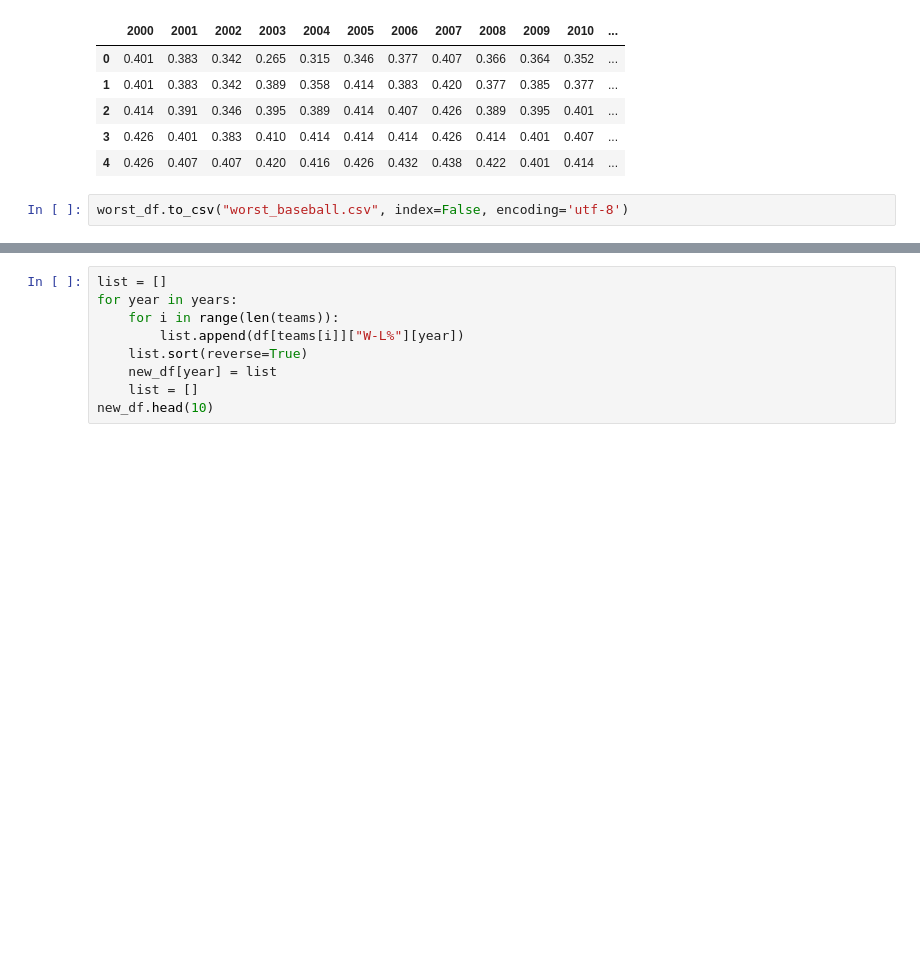
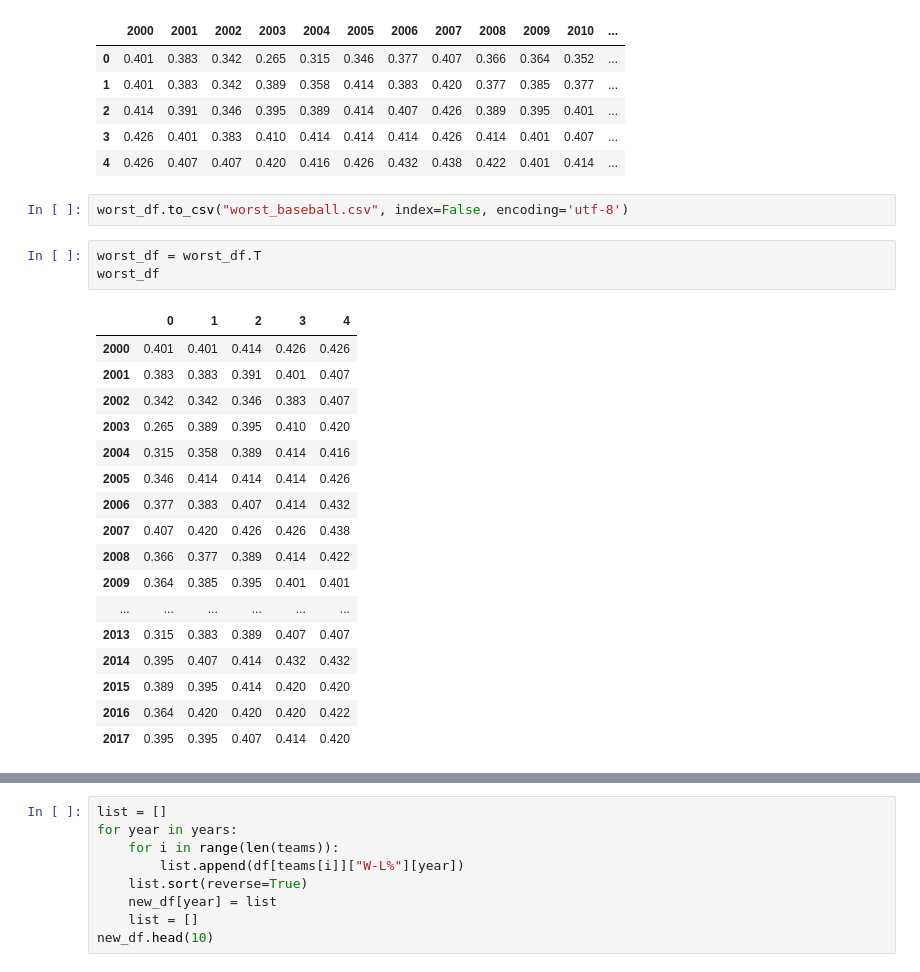
Before and after one commit to BDMC786/Project1, a Jupyter notebook: MLB_Analysis_Project-One.ipynb, the cells around one changed output, grey strips where cells are left out. Saved outputs shown, nothing was run; the diff lists cells and outputs as text; blank space fills up the shorter version.

```diff
--- a/MLB_Analysis_Project-One.ipynb
+++ b/MLB_Analysis_Project-One.ipynb
@@ -71,3 +72,24 @@ worst_df
 | 4 | 0.426 | 0.407 | 0.407 | 0.420 | 0.416 | 0.426 | 0.432 | 0.438 | 0.422 | 0.401 | 0.414 | ... |
 # %%
 worst_df.to_csv("worst_baseball.csv", index=False, encoding='utf-8')
+# %%
+worst_df = worst_df.T
+worst_df
+# %% [output]
+|  | 0 | 1 | 2 | 3 | 4 |
+| 2000 | 0.401 | 0.401 | 0.414 | 0.426 | 0.426 |
+| 2001 | 0.383 | 0.383 | 0.391 | 0.401 | 0.407 |
+| 2002 | 0.342 | 0.342 | 0.346 | 0.383 | 0.407 |
+| 2003 | 0.265 | 0.389 | 0.395 | 0.410 | 0.420 |
+| 2004 | 0.315 | 0.358 | 0.389 | 0.414 | 0.416 |
+| 2005 | 0.346 | 0.414 | 0.414 | 0.414 | 0.426 |
+| 2006 | 0.377 | 0.383 | 0.407 | 0.414 | 0.432 |
+| 2007 | 0.407 | 0.420 | 0.426 | 0.426 | 0.438 |
+| 2008 | 0.366 | 0.377 | 0.389 | 0.414 | 0.422 |
+| 2009 | 0.364 | 0.385 | 0.395 | 0.401 | 0.401 |
+| ... | ... | ... | ... | ... | ... |
+| 2013 | 0.315 | 0.383 | 0.389 | 0.407 | 0.407 |
+| 2014 | 0.395 | 0.407 | 0.414 | 0.432 | 0.432 |
+| 2015 | 0.389 | 0.395 | 0.414 | 0.420 | 0.420 |
+| 2016 | 0.364 | 0.420 | 0.420 | 0.420 | 0.422 |
+| 2017 | 0.395 | 0.395 | 0.407 | 0.414 | 0.420 |
```
Also changed, not shown: parts of 10 cells of this notebook, 1 other file.
